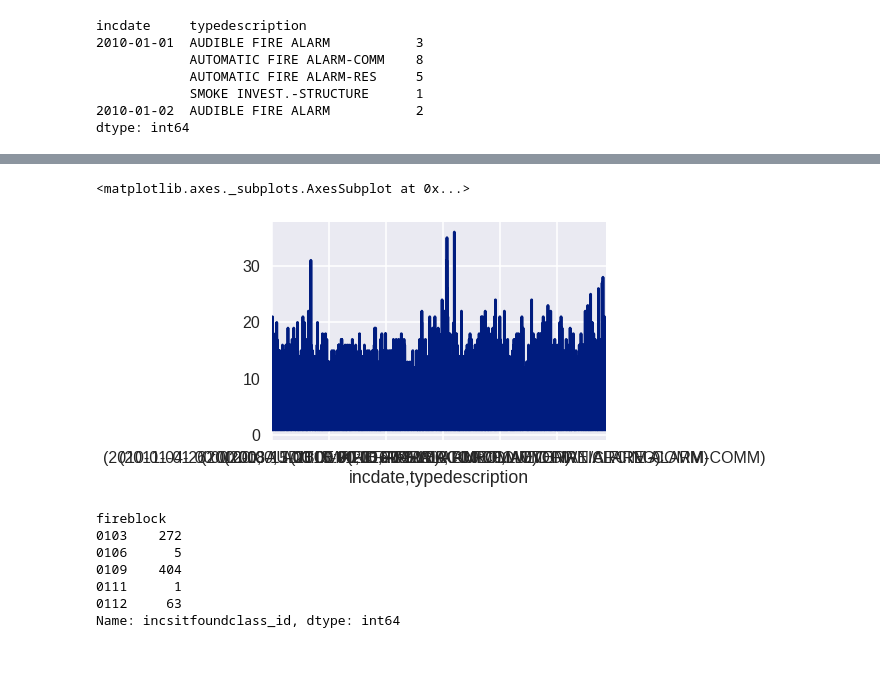
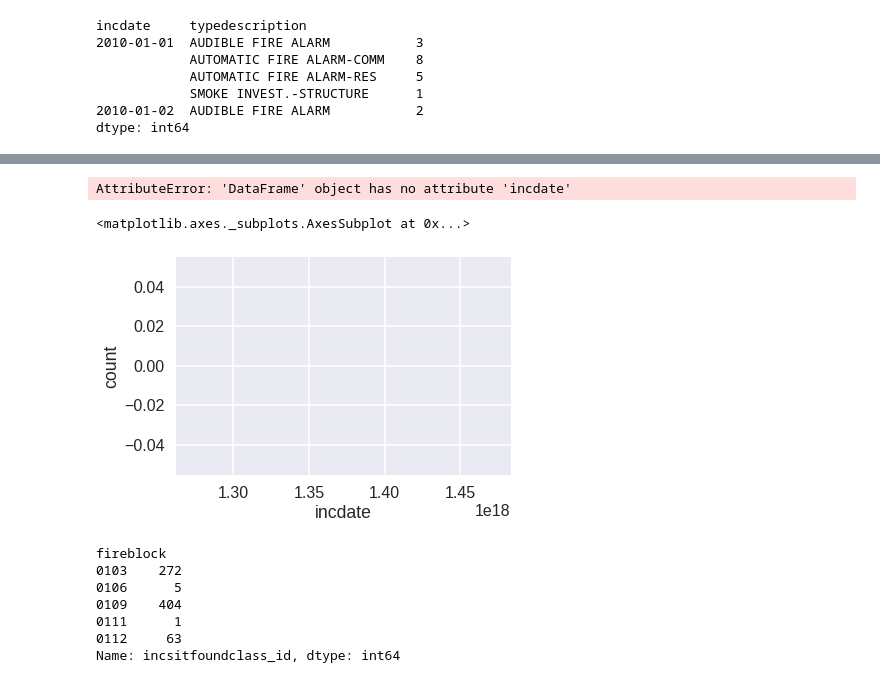
Before and after one commit to rcallihan/HackOregon-EmergencyResponse, a Jupyter notebook: RyanTest_Fire Block Plot.ipynb, the cells around one changed output, grey strips where cells are left out. Drawn from its saved outputs; the diff is of its cells as text; code cells hidden in the pictures.

Commit message:
Update plots and queries

```diff
--- a/RyanTest_Fire Block Plot.ipynb
+++ b/RyanTest_Fire Block Plot.ipynb
@@ -356,14 +359,18 @@ df39 = falsecalls_byday_df.loc['20130102','20130104','','']
+# %%
+pd.rolling_mean(select_df[['AUTOMATIC FIRE ALARM-COMM','AUTOMATIC FIRE ALARM-RES']][select_df.incdate==1], window=1).plot()
+# %% [output]
+AttributeError: 'DataFrame' object has no attribute 'incdate'
 # %%
-sns.tsplot(data=falsecalls_byday_df, time="incdate",condition="typedescription", value="count")
+#sns.tsplot(data=hello, time="incdate", value="count")
 #df20 = pd.DataFrame(np.random.randn(100, 4), index=ts.index, columns=list('ABCD'))
 #df20.head()
 #ts = pd.Series(np.random.randn(1000), index=pd.date_range('1/1/2000', periods=1000))
 #ts = ts.cumsum()
 #sf.head()
 #sf2.plot()
 # %% [output]
 <matplotlib.axes._subplots.AxesSubplot at 0x...>
-[figure, old version]
+[figure, new version]
 # %%
 #Sum count of false calls by block group
 sf1 = falsecalls_df.groupby(['fireblock'])['incsitfoundclass_id'].count()
```
Also changed, not shown: parts of 8 cells of this notebook.
